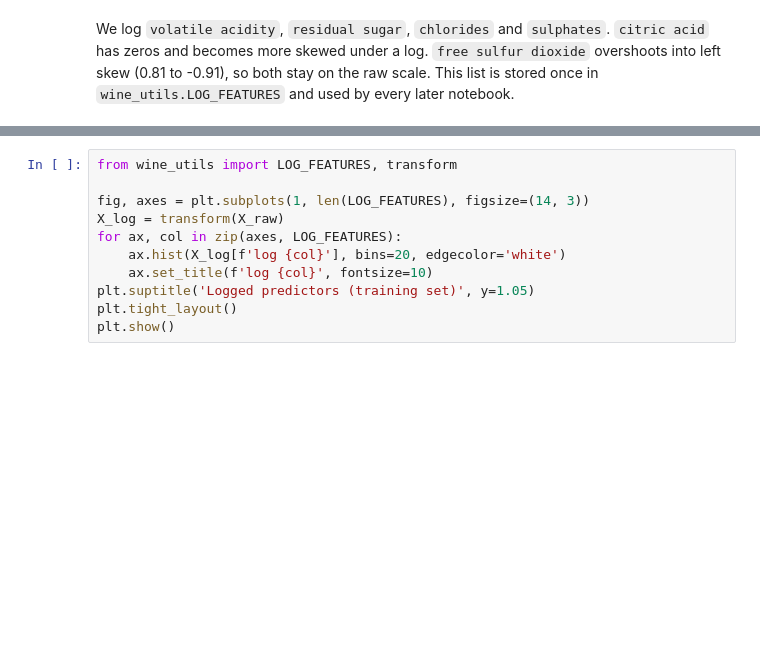
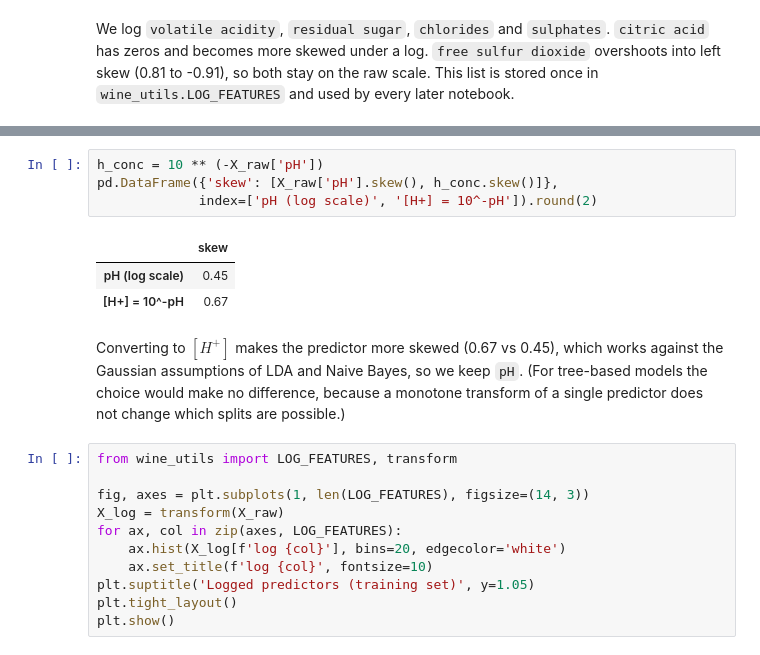
Before and after one commit to ryanc9029/dsa211-wine, a Jupyter notebook: EDA.ipynb, the cells around one changed output, grey strips where cells are left out. Drawn from its saved outputs; the diff is of its cells as text; blank space fills up the shorter version.

Commit message:
feat: add pH vs [H+] skew check to EDA

```diff
--- a/EDA.ipynb
+++ b/EDA.ipynb
@@ -260,3 +263,13 @@ We log `volatile acidity`, `residual sugar`, `chlorides` and `sulphates`. `citri
+# %%
+h_conc = 10 ** (-X_raw['pH'])
+pd.DataFrame({'skew': [X_raw['pH'].skew(), h_conc.skew()]},
+             index=['pH (log scale)', '[H+] = 10^-pH']).round(2)
+# %% [output]
+|  | skew |
+| pH (log scale) | 0.45 |
+| [H+] = 10^-pH | 0.67 |
+# %% [markdown]
+Converting to $[H^+]$ makes the predictor more skewed (0.67 vs 0.45), which works against the Gaussian assumptions of LDA and Naive Bayes, so we keep `pH`. (For tree-based models the choice would make no difference, because a monotone transform of a single predictor does not change which splits are possible.)
 # %%
 from wine_utils import LOG_FEATURES, transform
 
```
Also changed, not shown: parts of 1 cell of this notebook.
